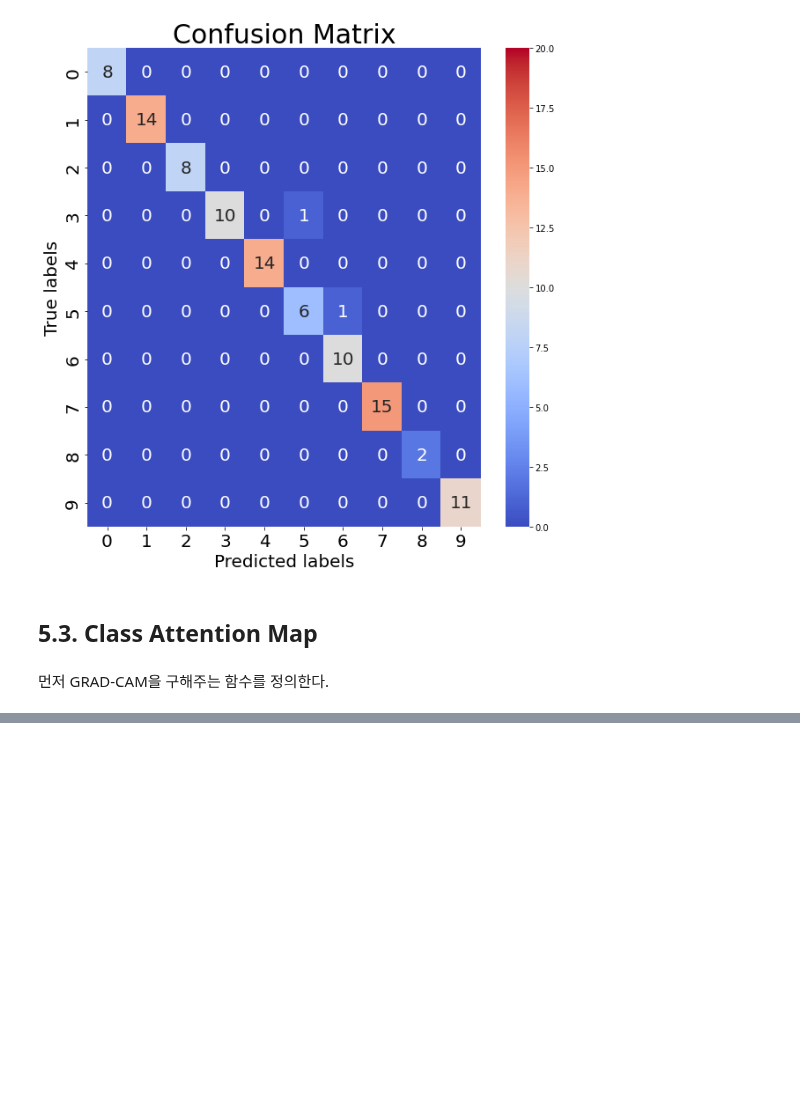
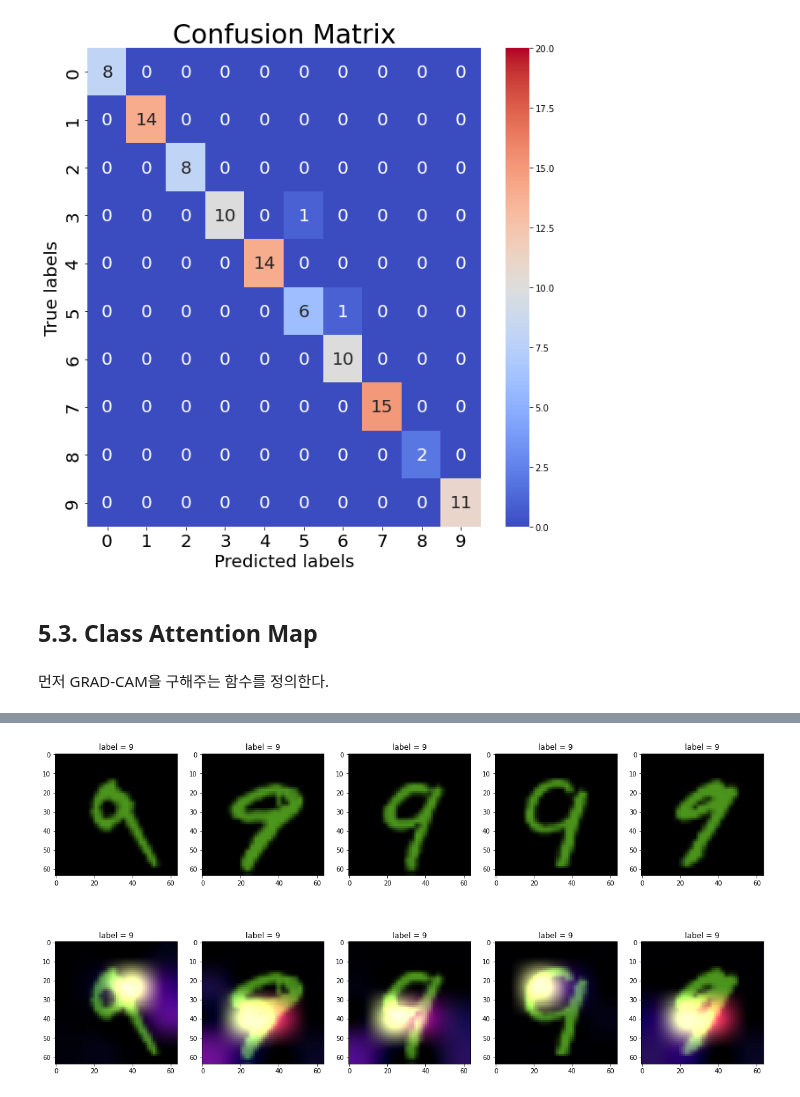
Before and after one commit to Pulsar-kkaturi/DL-Education, a Jupyter notebook: notebooks/Result_Visulization.ipynb, the cells around one changed output, grey strips where cells are left out. Saved outputs shown, nothing was run; the diff lists cells and outputs as text; code cells hidden in the pictures; blank space fills up the shorter version.

```diff
--- a/notebooks/Result_Visulization.ipynb
+++ b/notebooks/Result_Visulization.ipynb
@@ -424,0 +490,3 @@ WARNING:matplotlib.image:Clipping input data to the valid range for imshow with
+# %%
+grad_cam_show(number_extractor(testg, num=9))
+# %% [output]
@@ -424,0 +498 @@ WARNING:matplotlib.image:Clipping input data to the valid range for imshow with
+[figure, added]
```
Also changed, not shown: parts of 9 cells of this notebook.
